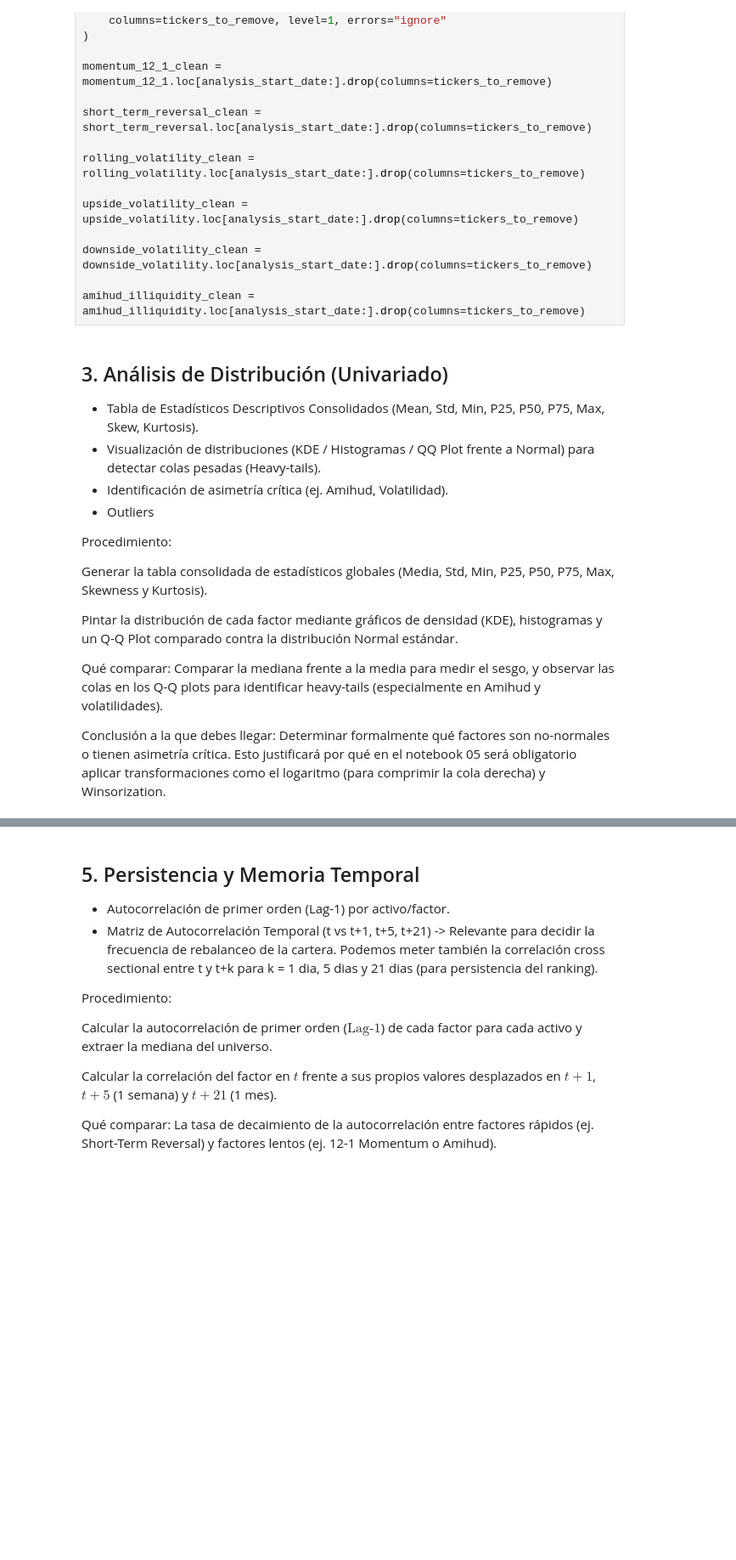
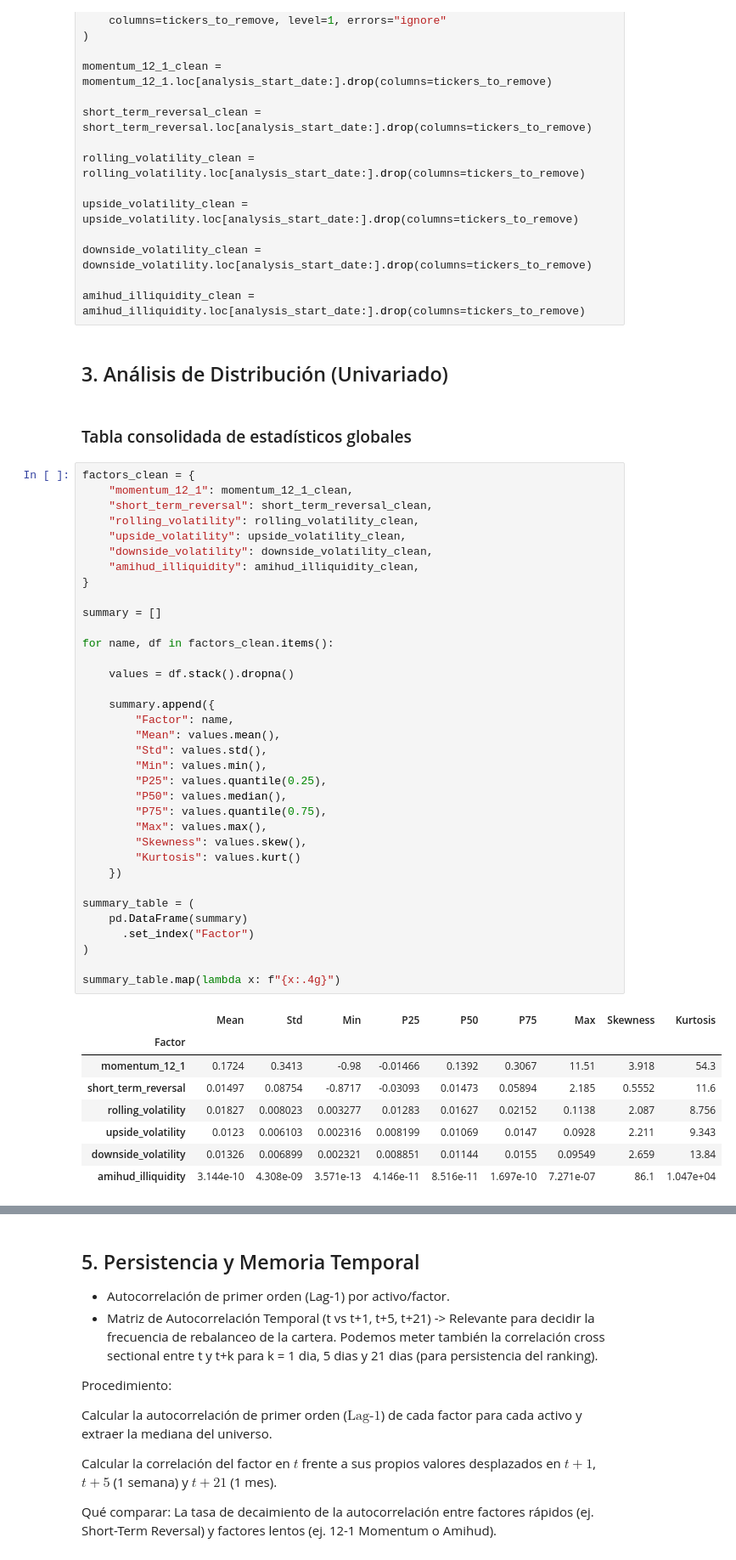
Before and after one commit to PalaciosDaniel/quant-portfolio-project, a Jupyter notebook: notebooks/04_factor_validation.ipynb, the cells around one changed output, grey strips where cells are left out. Shown at 85% size. Saved outputs shown, nothing was run; the diff lists cells and outputs as text; blank space fills up the shorter version.

```diff
--- a/notebooks/04_factor_validation.ipynb
+++ b/notebooks/04_factor_validation.ipynb
@@ -383,19 +386,49 @@ downside_volatility_clean = downside_volatility.loc[analysis_start_date:].drop(c
 amihud_illiquidity_clean = amihud_illiquidity.loc[analysis_start_date:].drop(columns=tickers_to_remove)
 # %% [markdown]
 ## 3. Análisis de Distribución (Univariado)
-   - Tabla de Estadísticos Descriptivos Consolidados (Mean, Std, Min, P25, P50, P75, Max, Skew, Kurtosis).
-   - Visualización de distribuciones (KDE / Histogramas / QQ Plot frente a Normal) para detectar colas pesadas (Heavy-tails).
-   - Identificación de asimetría crítica (ej. Amihud, Volatilidad).
-   - Outliers
-
-Procedimiento:
-
-Generar la tabla consolidada de estadísticos globales (Media, Std, Min, P25, P50, P75, Max, Skewness y Kurtosis).
-
-Pintar la distribución de cada factor mediante gráficos de densidad (KDE), histogramas y un Q-Q Plot comparado contra la distribución Normal estándar.
-
-Qué comparar:
-Comparar la mediana frente a la media para medir el sesgo, y observar las colas en los Q-Q plots para identificar heavy-tails (especialmente en Amihud y volatilidades).
-
-Conclusión a la que debes llegar:
-Determinar formalmente qué factores son no-normales o tienen asimetría crítica. Esto justificará por qué en el notebook 05 será obligatorio aplicar transformaciones como el logaritmo (para comprimir la cola derecha) y Winsorization.
+# %% [markdown]
+### Tabla consolidada de estadísticos globales
+# %%
+factors_clean = {
+    "momentum_12_1": momentum_12_1_clean,
+    "short_term_reversal": short_term_reversal_clean,
+    "rolling_volatility": rolling_volatility_clean,
+    "upside_volatility": upside_volatility_clean,
+    "downside_volatility": downside_volatility_clean,
+    "amihud_illiquidity": amihud_illiquidity_clean,
+}
+
+summary = []
+
+for name, df in factors_clean.items():
+
+    values = df.stack().dropna()
+
+    summary.append({
+        "Factor": name,
+        "Mean": values.mean(),
+        "Std": values.std(),
+        "Min": values.min(),
+        "P25": values.quantile(0.25),
+        "P50": values.median(),
+        "P75": values.quantile(0.75),
+        "Max": values.max(),
+        "Skewness": values.skew(),
+        "Kurtosis": values.kurt()
+    })
+
+summary_table = (
+    pd.DataFrame(summary)
+      .set_index("Factor")
+)
+
+summary_table.map(lambda x: f"{x:.4g}")
+# %% [output]
+|  | Mean | Std | Min | P25 | P50 | P75 | Max | Skewness | Kurtosis |
+| Factor |  |  |  |  |  |  |  |  |  |
+| momentum_12_1 | 0.1724 | 0.3413 | -0.98 | -0.01466 | 0.1392 | 0.3067 | 11.51 | 3.918 | 54.3 |
+| short_term_reversal | 0.01497 | 0.08754 | -0.8717 | -0.03093 | 0.01473 | 0.05894 | 2.185 | 0.5552 | 11.6 |
+| rolling_volatility | 0.01827 | 0.008023 | 0.003277 | 0.01283 | 0.01627 | 0.02152 | 0.1138 | 2.087 | 8.756 |
+| upside_volatility | 0.0123 | 0.006103 | 0.002316 | 0.008199 | 0.01069 | 0.0147 | 0.0928 | 2.211 | 9.343 |
+| downside_volatility | 0.01326 | 0.006899 | 0.002321 | 0.008851 | 0.01144 | 0.0155 | 0.09549 | 2.659 | 13.84 |
+| amihud_illiquidity | 3.144e-10 | 4.308e-09 | 3.571e-13 | 4.146e-11 | 8.516e-11 | 1.697e-10 | 7.271e-07 | 86.1 | 1.047e+04 |
```
Also changed, not shown: parts of 14 cells of this notebook, 1 other file.
